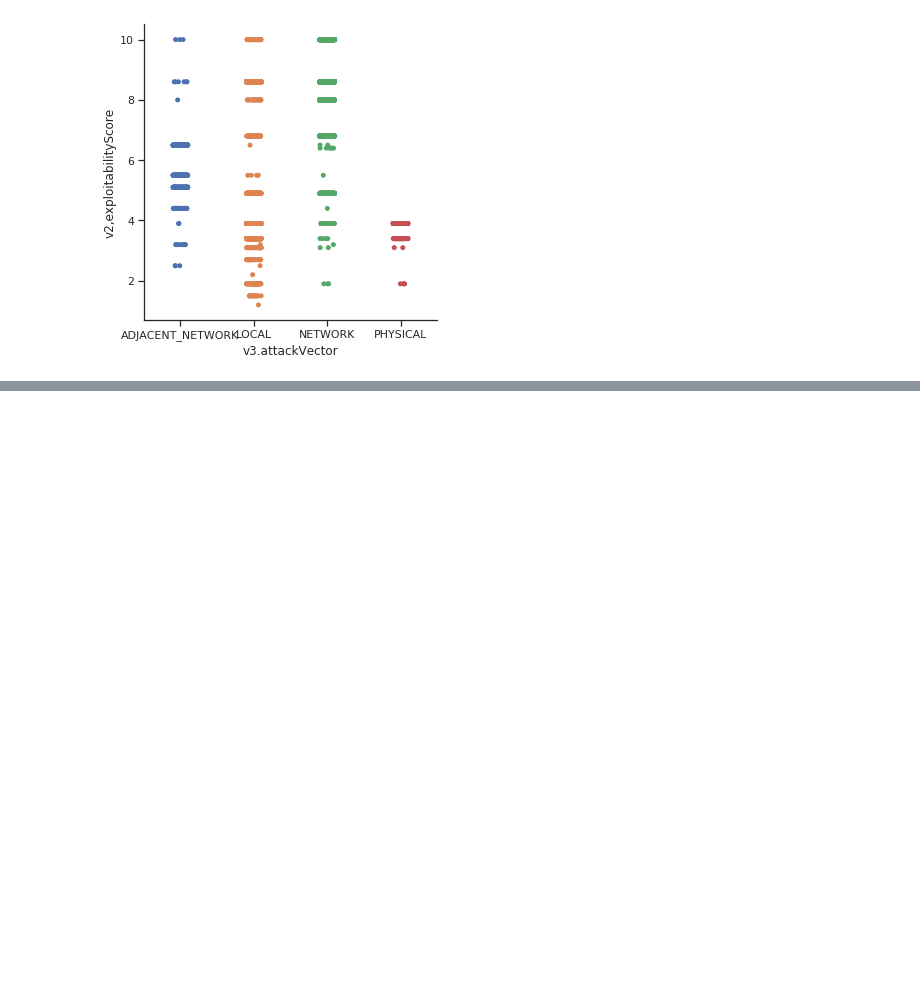
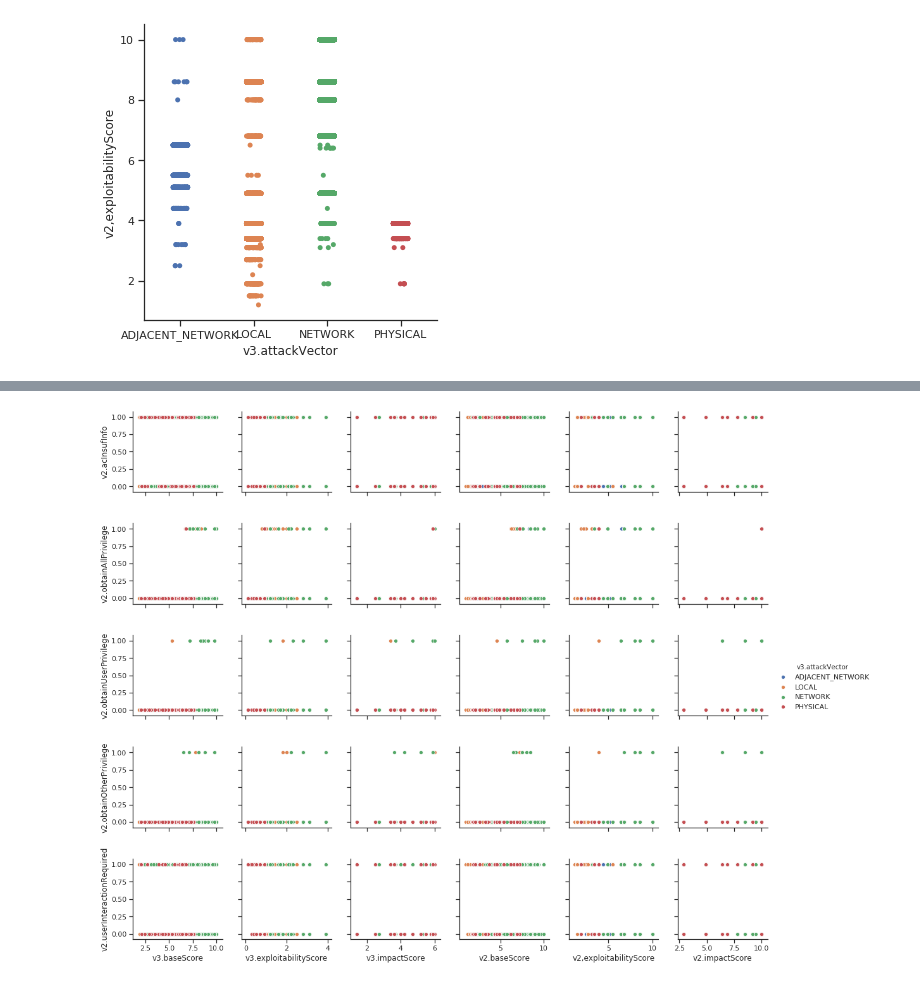
Before and after one commit to matt-smu/cat-dog, a Jupyter notebook: 000_nvd_explore.ipynb, the cells around one changed output, grey strips where cells are left out. Cells and saved outputs as stored; diff of their text form; code cells hidden in the pictures; blank space fills up the shorter version.

```diff
--- a/000_nvd_explore.ipynb
+++ b/000_nvd_explore.ipynb
@@ -627,0 +632,10 @@ plt.show()
+# %%
+
+float_cols = nvd_df.select_dtypes(include=['float']).columns
+bool_cols = nvd_df.select_dtypes(include=['bool']).columns
+
+# sns.pairplot(nvd_df.select_dtypes(include=['float']), )
+sns.pairplot( data=nvd_df, x_vars=float_cols, y_vars=bool_cols,hue='v3.attackVector')
+plt.show()
+# %% [output]
+[figure, added]
```
Also changed, not shown: parts of 5 cells of this notebook, 2 other files.
